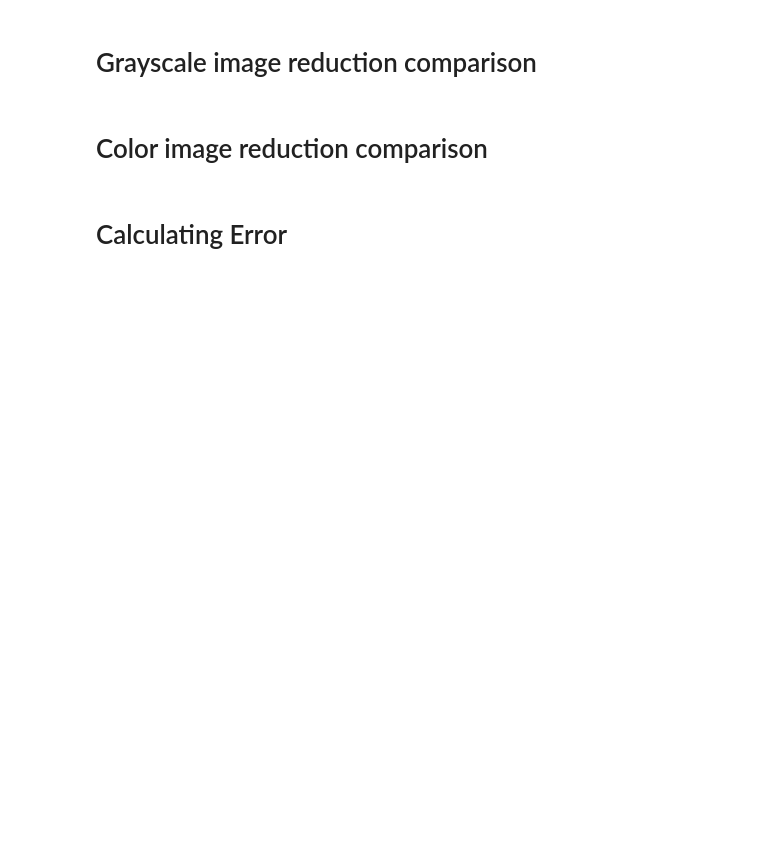
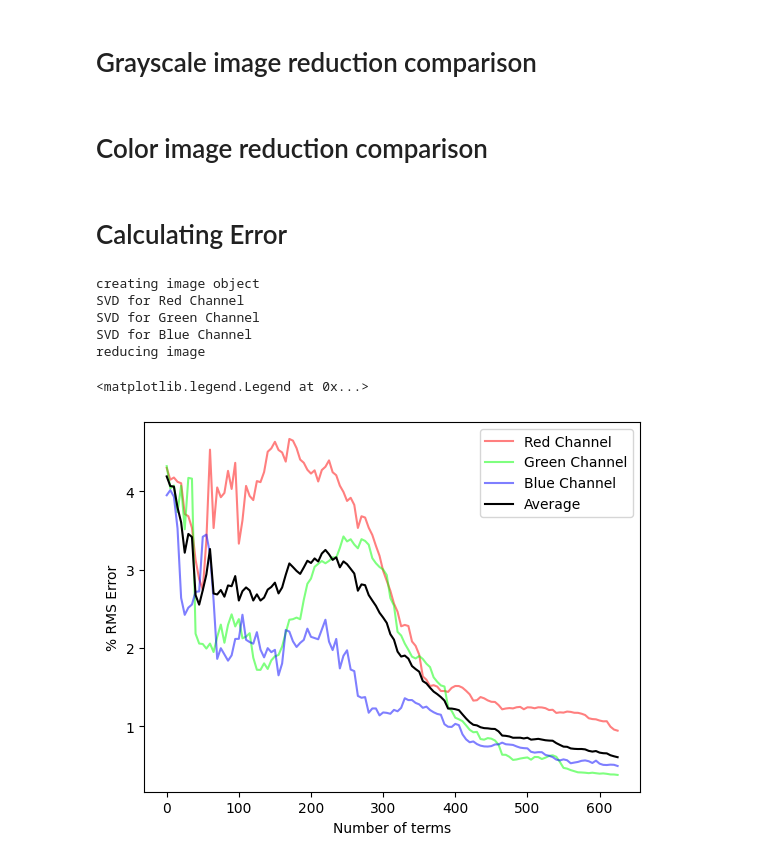
Before and after one commit to PeithonKing/comp_phys_P346, a Jupyter notebook: DIY.ipynb, the cells around one changed output. Saved outputs shown, nothing was run; the diff lists cells and outputs as text; code cells hidden in the pictures; blank space fills up the shorter version.

Commit message:
DIY error graph update

```diff
--- a/DIY.ipynb
+++ b/DIY.ipynb
@@ -100,7 +100,21 @@ img = ColourImageSVD(f"static/{pic}.jpg")
 
 print("reducing image")
 errors = []
-terms = np.arange(0, 630)
+eRs, eGs, eBs, average = [], [], [], []
+terms = np.arange(0, 630, 10)
 for n_terms in tqdm(terms):
-    A2, ratio, error = img.reduce(terms = n_terms)
-    errors.append(error)
+    A2, ratio, [eR, eG, eB] = img.reduce(terms = n_terms)
+    eRs.append(eR)
+    eGs.append(eG)
+    eBs.append(eB)
+    average.append(eR + eG + eB)
+eRs = np.array(eRs)
+eGs = np.array(eGs)
+eBs = np.array(eBs)
+average = np.array(average)
+# %% [output]
+creating image object
+SVD for Red Channel
+SVD for Green Channel
+SVD for Blue Channel
+reducing image
@@ -110,0 +121,11 @@ plt.ylabel(r"% RMS Error")
+# %%
+plt.plot(terms, eRs, "#ff0000", label = "Red Channel", alpha=0.5)
+plt.plot(terms, eGs, "#00ff00", label = "Green Channel", alpha=0.5)
+plt.plot(terms, eBs, "#0000ff", label = "Blue Channel", alpha=0.5)
+plt.plot(terms, average/3, "#000000", label = "Average")
+plt.xlabel("Number of terms")
+plt.ylabel(r"% RMS Error")
+plt.legend()
+# %% [output]
+<matplotlib.legend.Legend at 0x...>
+[figure, added]
```
Also changed, not shown: parts of 1 cell of this notebook, 4 other files.
